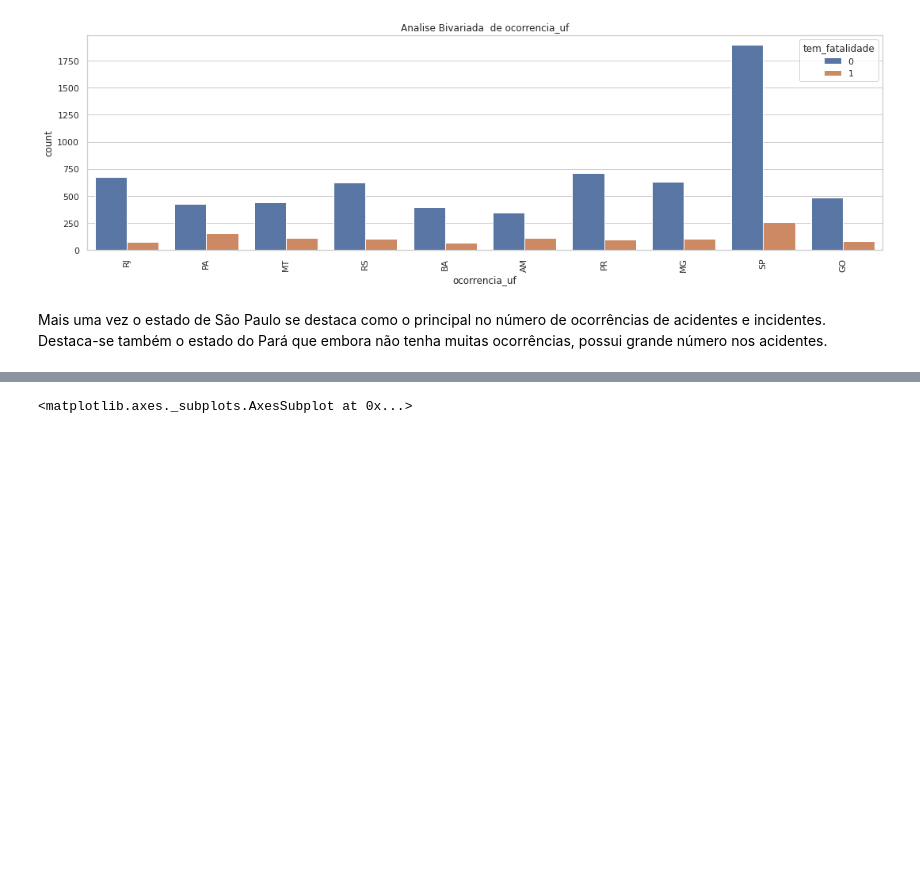
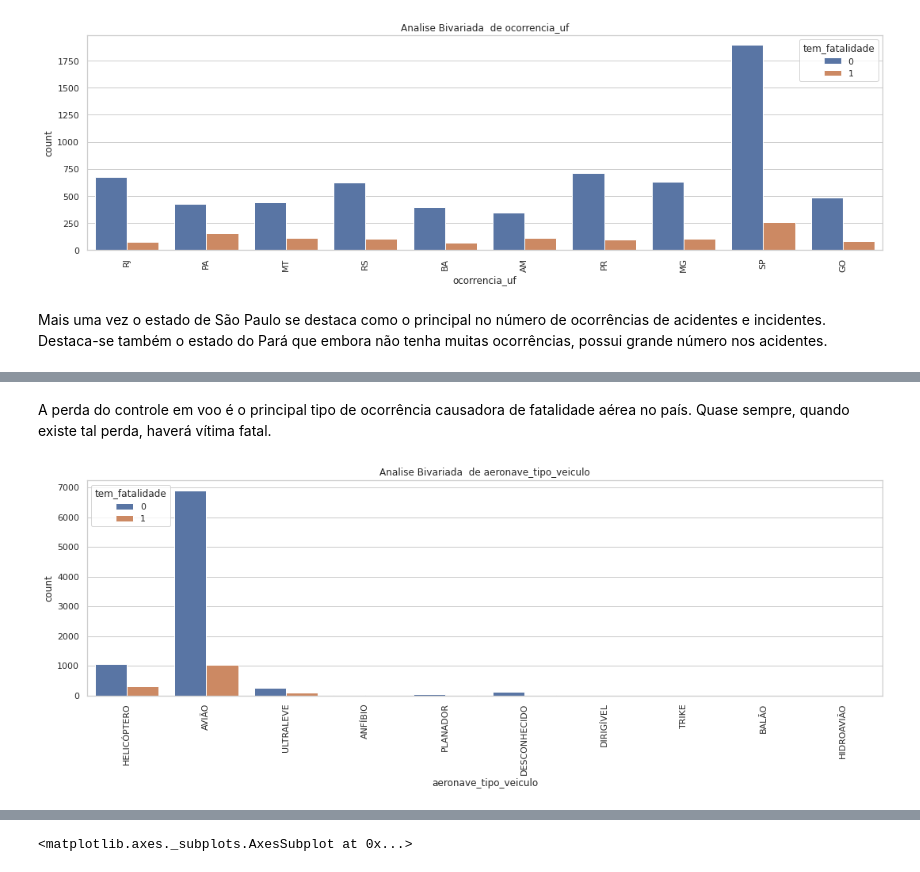
Before and after one commit to guilherme-beserra/TCC---PUC-Minas, a Jupyter notebook: Classificação_para_predição_de_vítima_fatal_em_acidente_aéreo.ipynb, the cells around one changed output, grey strips where cells are left out. Cells and saved outputs as stored; diff of their text form; code cells hidden in the pictures; blank space fills up the shorter version.

```diff
--- a/Classificação_para_predição_de_vítima_fatal_em_acidente_aéreo.ipynb
+++ b/Classificação_para_predição_de_vítima_fatal_em_acidente_aéreo.ipynb
@@ -1517,0 +1520,6 @@ analise_biv_qualitativa(df_unificada_clean, df_unificada_clean['ocorrencia_uf'],
+# %% [markdown]
+A perda do controle em voo é o principal tipo de ocorrência causadora de fatalidade aérea no país. Quase sempre, quando existe tal perda, haverá vítima fatal.
+# %%
+analise_biv_qualitativa(df_unificada_clean, df_unificada_clean['aeronave_tipo_veiculo'], df_unificada_clean.tem_fatalidade.name)
+# %% [output]
+[figure, added]
```
Also changed, not shown: parts of 21 cells of this notebook.
